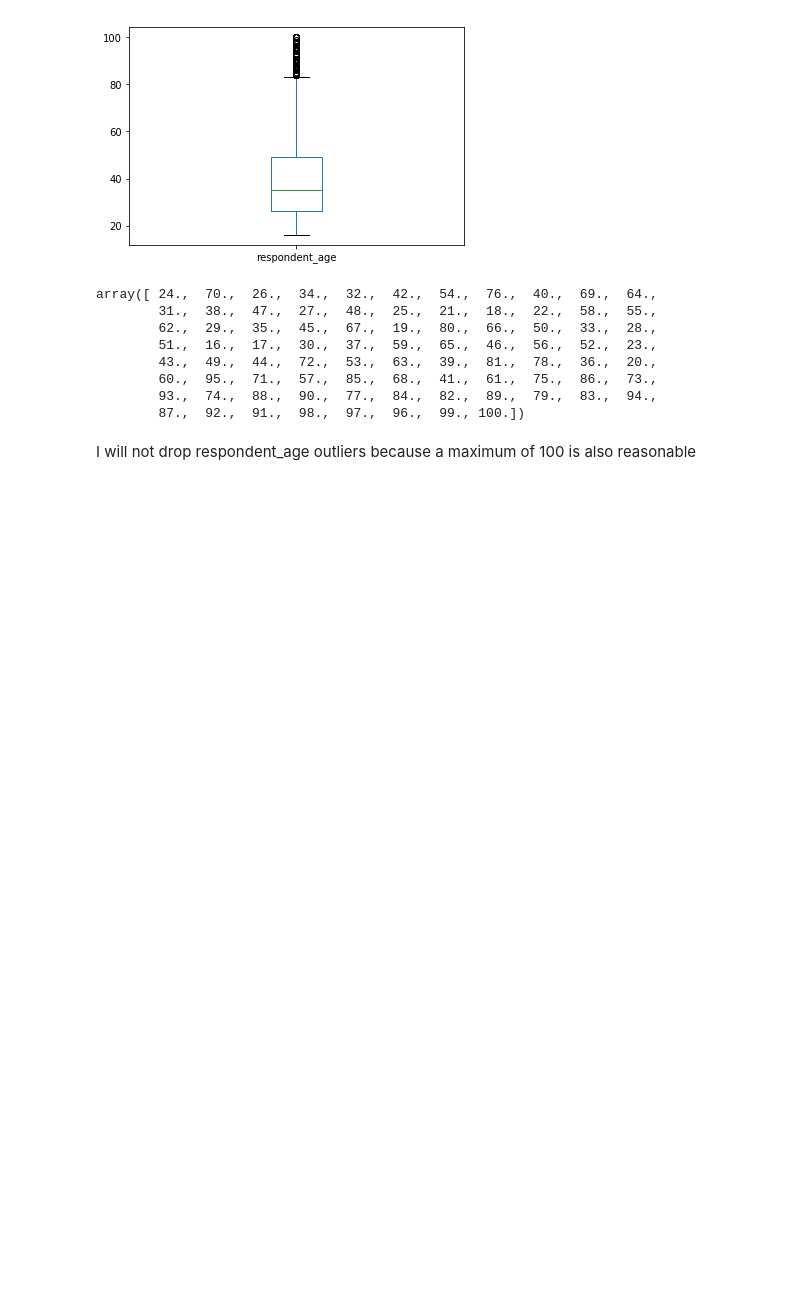
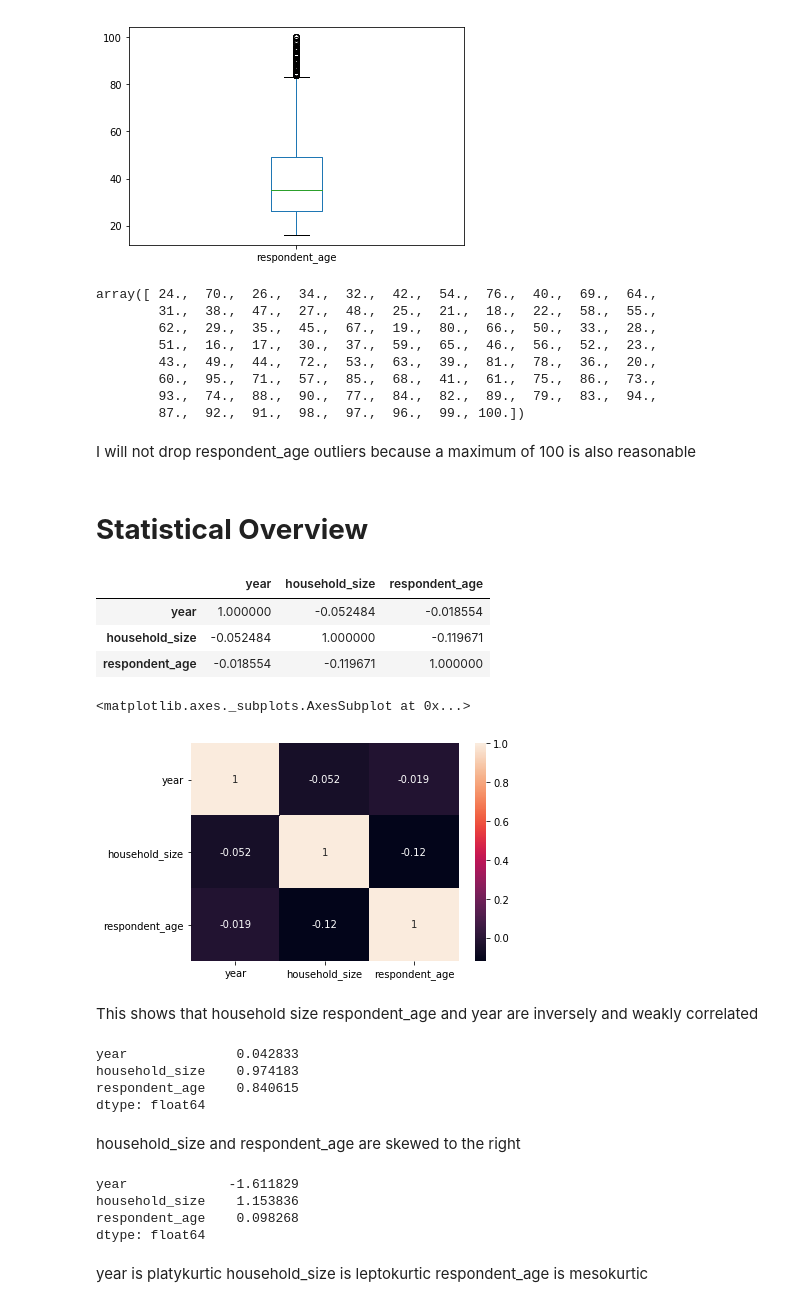
Before and after one commit to kaindoh/Financial-Inclusion-Data-Analysis, a Jupyter notebook: Individuals_are_most_likely_to_have_or_use_a_bank_account.ipynb, the cells around one changed output. Saved outputs shown, nothing was run; the diff lists cells and outputs as text; code cells hidden in the pictures; blank space fills up the shorter version.

```diff
--- a/Individuals_are_most_likely_to_have_or_use_a_bank_account.ipynb
+++ b/Individuals_are_most_likely_to_have_or_use_a_bank_account.ipynb
@@ -176,7 +199,8 @@ df.year.unique()
 # %% [output]
 array([2018, 2029, 2056, 2016, 2039, 2017])
 # %%
-#Removing 2029 2056 and 2038year_outliers=df[df.year>2019].index
+#Removing 2029 2056 and 2038
+year_outliers=df[df.year>2019].index
 df.drop(year_outliers,inplace=True)
 # %%
 #Displaying the remaining years
@@ -217,3 +241,43 @@ array([ 24.,  70.,  26.,  34.,  32.,  42.,  54.,  76.,  40.,  69.,  64.,
         87.,  92.,  91.,  98.,  97.,  96.,  99., 100.])
 # %% [markdown]
 I will not drop respondent_age outliers because a maximum of 100 is also reasonable
+# %% [markdown]
+# **Statistical Overview**
+# %%
+#identifying whether data is correlated
+df.corr()
+# %% [output]
+|  | year | household_size | respondent_age |
+| year | 1.000000 | -0.052484 | -0.018554 |
+| household_size | -0.052484 | 1.000000 | -0.119671 |
+| respondent_age | -0.018554 | -0.119671 | 1.000000 |
+# %%
+#creating a heatmap of the correlated values
+sns.heatmap(df.corr(),annot=True)
+# %% [output]
+<matplotlib.axes._subplots.AxesSubplot at 0x...>
+[figure, added]
+# %% [markdown]
+This shows that household size respondent_age and year are inversely and weakly correlated
+# %%
+df.skew()
+# %% [output]
+year              0.042833
+household_size    0.974183
+respondent_age    0.840615
+dtype: float64
+# %% [markdown]
+
+household_size and respondent_age are skewed to the right
+# %%
+#Finding the kurtosis
+df.kurt()
+# %% [output]
+year             -1.611829
+household_size    1.153836
+respondent_age    0.098268
+dtype: float64
+# %% [markdown]
+year is platykurtic
+household_size is leptokurtic
+respondent_age is mesokurtic
```
Also changed, not shown: parts of 76 cells of this notebook.
